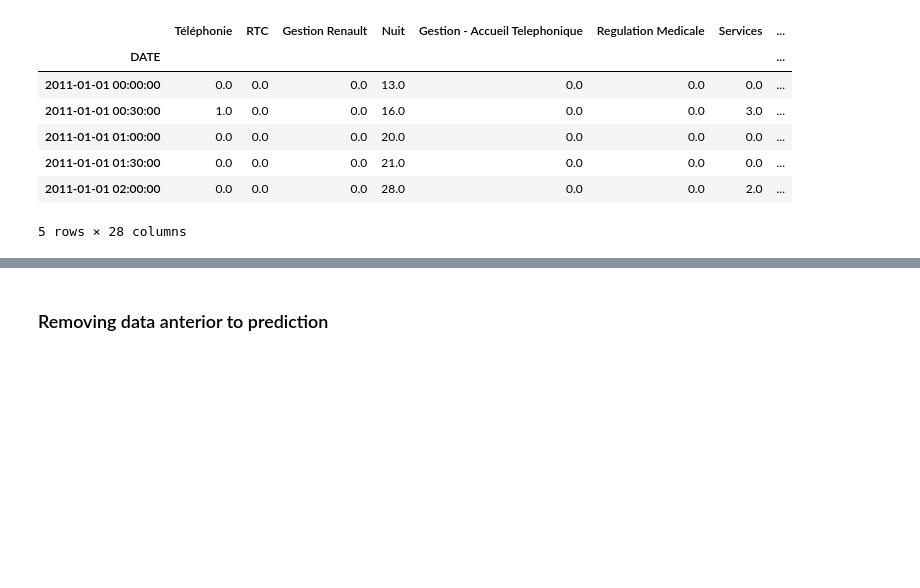
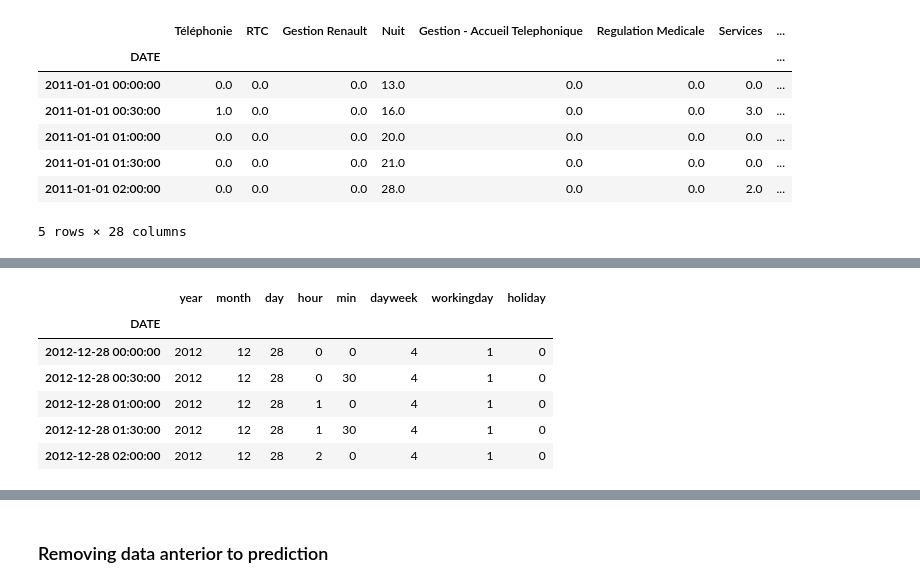
Before and after one commit to GRichard513/AxaChallenge, a Jupyter notebook: Projet_Axa_Antoine.ipynb, the cells around one changed output, grey strips where cells are left out. Cells and saved outputs as stored; diff of their text form; code cells hidden in the pictures; blank space fills up the shorter version.

```diff
--- a/Projet_Axa_Antoine.ipynb
+++ b/Projet_Axa_Antoine.ipynb
@@ -81,13 +97,13 @@ X_test['DATE'] = submission.index
 X_test = splitDatetime(X_test)
 X_test.drop('DATE', axis=1, inplace=True)
 X_test = X_test.drop_duplicates()
-# X_test.head()
 
 date_min_test = X_test.index.min()
 date_max_test = X_test.index.max()
 X_test_range = relativedelta.relativedelta(date_max_test, date_min_test)
 
-print('train data first date : %s' %date_min_test)
-print('train data last date  : %s' %date_max_test)
-print('train data range : %s months and %s days\n' %(X_test_range.months,X_test_range.days))
+print('test data first date : %s' %date_min_test)
+print('test data last date  : %s' %date_max_test)
+print('test data range : %s months and %s days\n' %(X_test_range.months,X_test_range.days))
+X_test.head()
 # %% [output]
@@ -97,3 +113,10 @@ train data range : 0 months and 0 days
+|  | year | month | day | hour | min | dayweek | workingday | holiday |
+| DATE |  |  |  |  |  |  |  |  |
+| 2012-12-28 00:00:00 | 2012 | 12 | 28 | 0 | 0 | 4 | 1 | 0 |
+| 2012-12-28 00:30:00 | 2012 | 12 | 28 | 0 | 30 | 4 | 1 | 0 |
+| 2012-12-28 01:00:00 | 2012 | 12 | 28 | 1 | 0 | 4 | 1 | 0 |
+| 2012-12-28 01:30:00 | 2012 | 12 | 28 | 1 | 30 | 4 | 1 | 0 |
+| 2012-12-28 02:00:00 | 2012 | 12 | 28 | 2 | 0 | 4 | 1 | 0 |
 # %%
 X_train = pd.DataFrame(index = y_df.index)
 X_train['DATE'] = y_df.index
```
Also changed, not shown: parts of 12 cells of this notebook.
